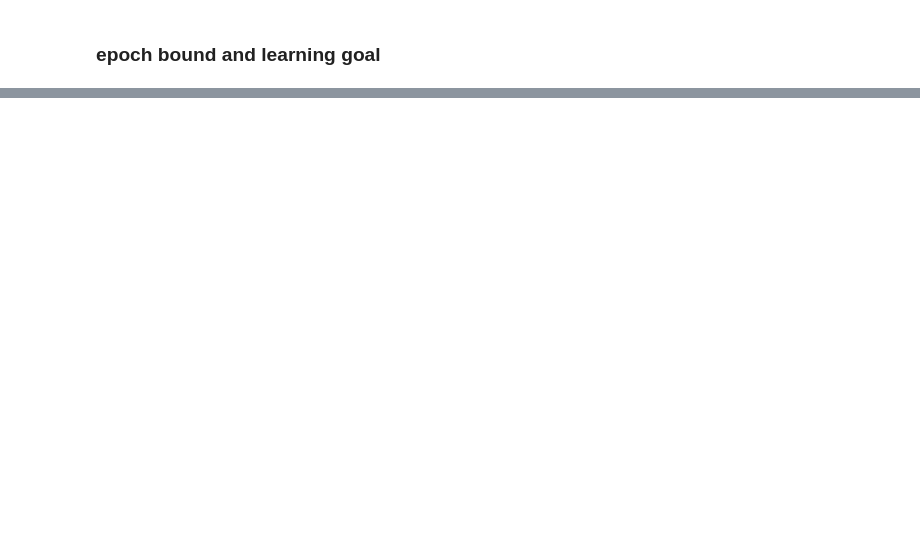
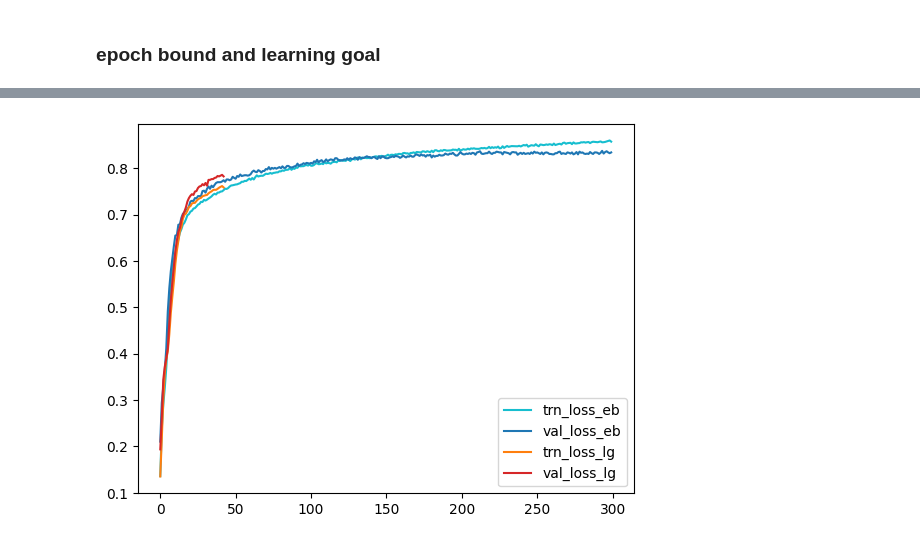
Before and after one commit to etshawncheng/CS231n, a Jupyter notebook: hw2.ipynb, the cells around one changed output, grey strips where cells are left out. Drawn from its saved outputs; the diff is of its cells as text; code cells hidden in the pictures; blank space fills up the shorter version.

```diff
--- a/hw2.ipynb
+++ b/hw2.ipynb
@@ -255,0 +324,11 @@ print(LG_baseline, LG_history, LG_result, sep="\n")
+# %%
+x = range(300)
+x2 = range(len([_ for e in LG_history if e[1] != 0.0 and e[3] != 0.0]))
+plt.plot(x, [e[1] for e in EB_history], "tab:cyan", label="trn_loss_eb")
+plt.plot(x, [e[3] for e in EB_history], "tab:blue", label="val_loss_eb")
+plt.plot(x2, [e[1] for e in LG_history if e[1] != 0.0], "tab:orange", label="trn_loss_lg")
+plt.plot(x2, [e[3] for e in LG_history if e[3] != 0.0], "tab:red", label="val_loss_lg")
+plt.legend(loc="lower right")
+plt.show()
+# %% [output]
+[figure, added]
```
Also changed, not shown: parts of 14 cells of this notebook.
